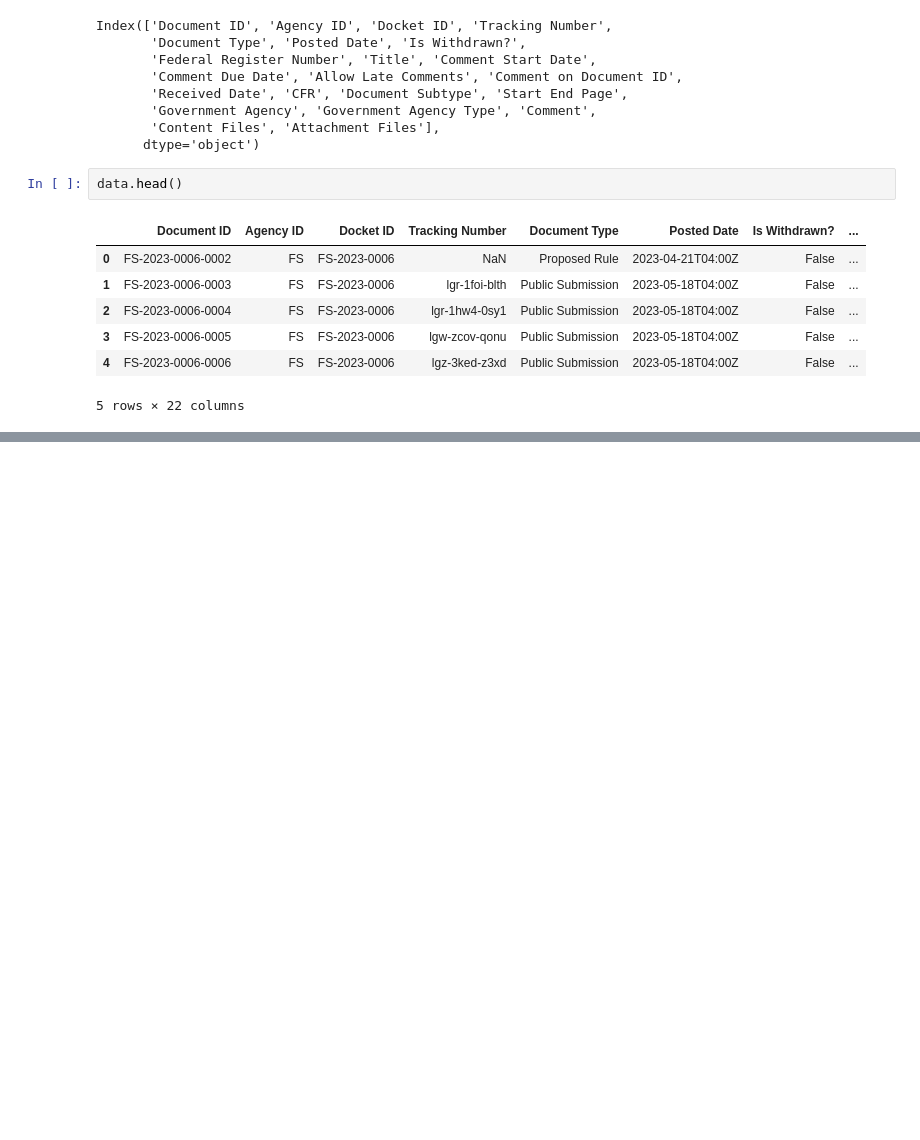
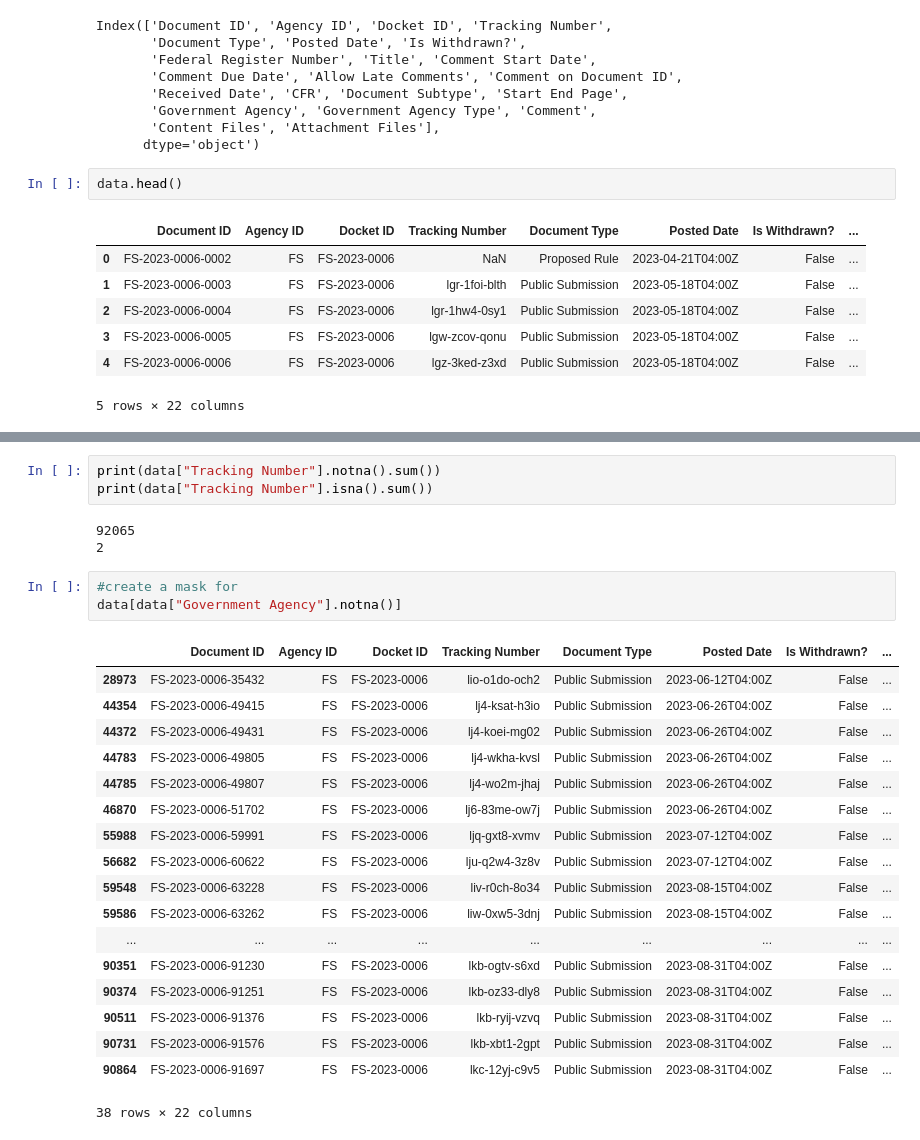
Before and after one commit to wangzey5/TwoSix_Spring25, a Jupyter notebook: eda.ipynb, the cells around one changed output, grey strips where cells are left out. Saved outputs shown, nothing was run; the diff lists cells and outputs as text; blank space fills up the shorter version.

Commit message:
exploring data

```diff
--- a/eda.ipynb
+++ b/eda.ipynb
@@ -76,0 +113,28 @@ data.head()
+# %%
+print(data["Tracking Number"].notna().sum())
+print(data["Tracking Number"].isna().sum())
+# %% [output]
+92065
+2
+# %%
+#create a mask for
+data[data["Government Agency"].notna()]
+# %% [output]
+|  | Document ID | Agency ID | Docket ID | Tracking Number | Document Type | Posted Date | Is Withdrawn? | ... |
+| 28973 | FS-2023-0006-35432 | FS | FS-2023-0006 | lio-o1do-och2 | Public Submission | 2023-06-12T04:00Z | False | ... |
+| 44354 | FS-2023-0006-49415 | FS | FS-2023-0006 | lj4-ksat-h3io | Public Submission | 2023-06-26T04:00Z | False | ... |
+| 44372 | FS-2023-0006-49431 | FS | FS-2023-0006 | lj4-koei-mg02 | Public Submission | 2023-06-26T04:00Z | False | ... |
+| 44783 | FS-2023-0006-49805 | FS | FS-2023-0006 | lj4-wkha-kvsl | Public Submission | 2023-06-26T04:00Z | False | ... |
+| 44785 | FS-2023-0006-49807 | FS | FS-2023-0006 | lj4-wo2m-jhaj | Public Submission | 2023-06-26T04:00Z | False | ... |
+| 46870 | FS-2023-0006-51702 | FS | FS-2023-0006 | lj6-83me-ow7j | Public Submission | 2023-06-26T04:00Z | False | ... |
+| 55988 | FS-2023-0006-59991 | FS | FS-2023-0006 | ljq-gxt8-xvmv | Public Submission | 2023-07-12T04:00Z | False | ... |
+| 56682 | FS-2023-0006-60622 | FS | FS-2023-0006 | lju-q2w4-3z8v | Public Submission | 2023-07-12T04:00Z | False | ... |
+| 59548 | FS-2023-0006-63228 | FS | FS-2023-0006 | liv-r0ch-8o34 | Public Submission | 2023-08-15T04:00Z | False | ... |
+| 59586 | FS-2023-0006-63262 | FS | FS-2023-0006 | liw-0xw5-3dnj | Public Submission | 2023-08-15T04:00Z | False | ... |
+| ... | ... | ... | ... | ... | ... | ... | ... | ... |
+| 90351 | FS-2023-0006-91230 | FS | FS-2023-0006 | lkb-ogtv-s6xd | Public Submission | 2023-08-31T04:00Z | False | ... |
+| 90374 | FS-2023-0006-91251 | FS | FS-2023-0006 | lkb-oz33-dly8 | Public Submission | 2023-08-31T04:00Z | False | ... |
+| 90511 | FS-2023-0006-91376 | FS | FS-2023-0006 | lkb-ryij-vzvq | Public Submission | 2023-08-31T04:00Z | False | ... |
+| 90731 | FS-2023-0006-91576 | FS | FS-2023-0006 | lkb-xbt1-2gpt | Public Submission | 2023-08-31T04:00Z | False | ... |
+| 90864 | FS-2023-0006-91697 | FS | FS-2023-0006 | lkc-12yj-c9v5 | Public Submission | 2023-08-31T04:00Z | False | ... |
+38 rows × 22 columns
```
Also changed, not shown: parts of 4 cells of this notebook.
